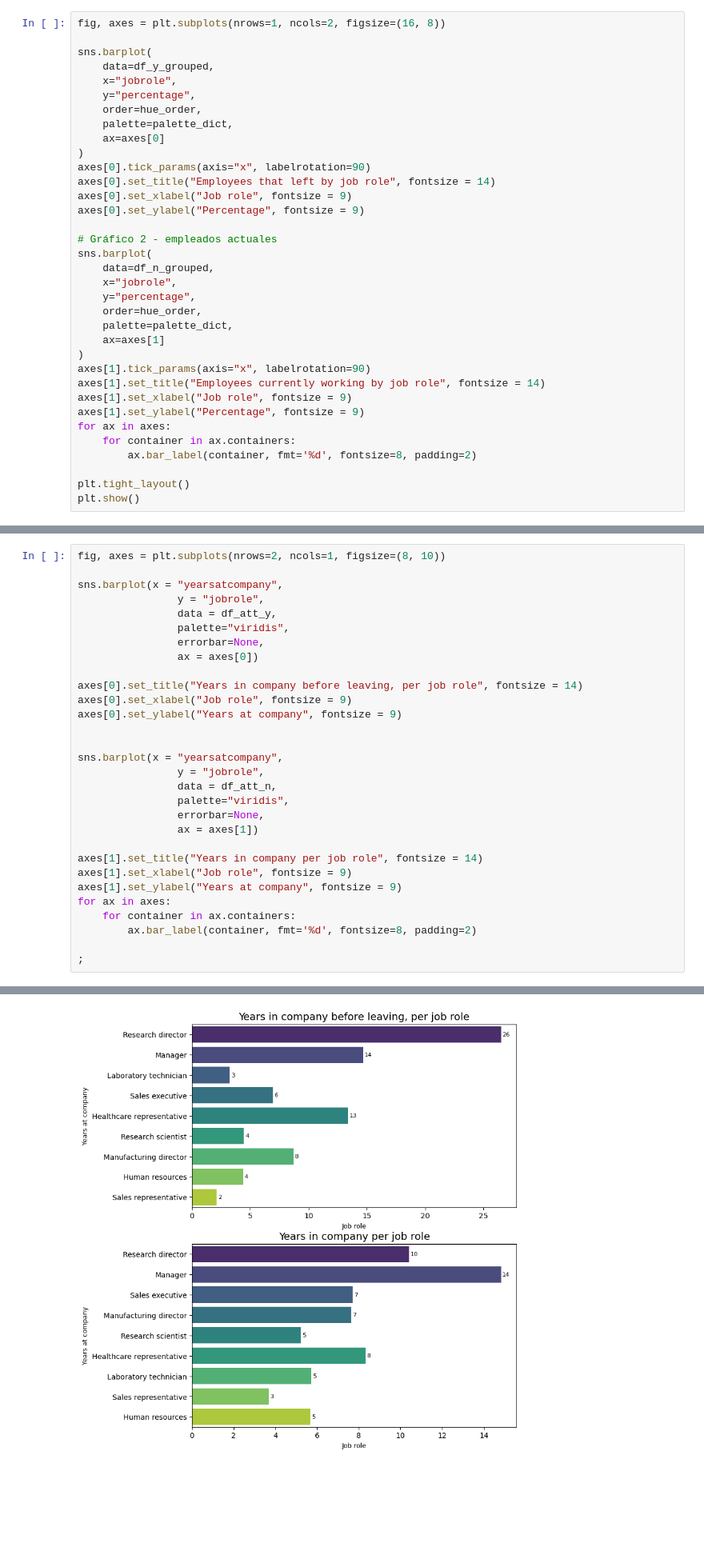
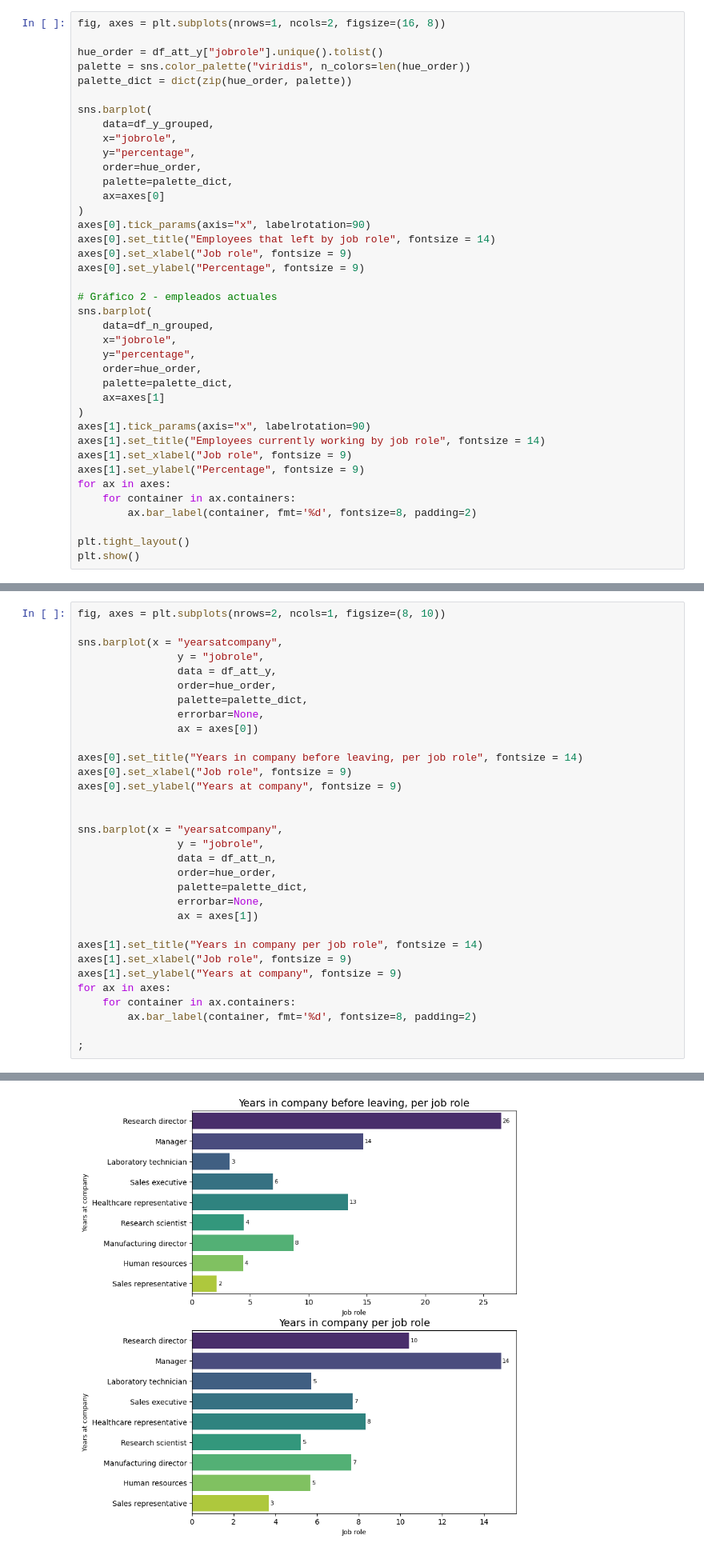
Before and after one commit to dianapgomez/dpg_talent_opt, a Jupyter notebook: notebooks/explotation.ipynb, the cells around one changed output, grey strips where cells are left out. Shown at 80% size. Cells and saved outputs as stored; diff of their text form; blank space fills up the shorter version.

```diff
--- a/notebooks/explotation.ipynb
+++ b/notebooks/explotation.ipynb
@@ -581,6 +598,10 @@ df_n_grouped = df_att_n["jobrole"].value_counts(normalize=True).mul(100).round(2
 df_n_grouped.columns = ["jobrole", "percentage"]
 # %%
 fig, axes = plt.subplots(nrows=1, ncols=2, figsize=(16, 8))
+
+hue_order = df_att_y["jobrole"].unique().tolist()
+palette = sns.color_palette("viridis", n_colors=len(hue_order))
+palette_dict = dict(zip(hue_order, palette))
 
 sns.barplot(
     data=df_y_grouped,
@@ -620,36 +640,38 @@ NameError: name 'hue_order' is not defined
 # %%
 fig, axes = plt.subplots(nrows=2, ncols=1, figsize=(8, 10))
 
 sns.barplot(x = "yearsatcompany",
                 y = "jobrole",
                 data = df_att_y,
-                palette="viridis",
+                order=hue_order,
+                palette=palette_dict,
                 errorbar=None,
                 ax = axes[0])
 
 axes[0].set_title("Years in company before leaving, per job role", fontsize = 14)
 axes[0].set_xlabel("Job role", fontsize = 9)
 axes[0].set_ylabel("Years at company", fontsize = 9)
 
 
 sns.barplot(x = "yearsatcompany",
                 y = "jobrole",
                 data = df_att_n,
-                palette="viridis",
+                order=hue_order,
+                palette=palette_dict,
                 errorbar=None,
                 ax = axes[1])
 
 axes[1].set_title("Years in company per job role", fontsize = 14)
 axes[1].set_xlabel("Job role", fontsize = 9)
 axes[1].set_ylabel("Years at company", fontsize = 9)
 for ax in axes:
     for container in ax.containers:
         ax.bar_label(container, fmt='%d', fontsize=8, padding=2)
 
 ;
 # %% [output]
 ''
-[figure, old version]
+[figure, new version]
 # %%
 fig, axes = plt.subplots(nrows=1, ncols=2, figsize=(18, 8))
 
```
Also changed, not shown: parts of 7 cells of this notebook, 31 other files.
